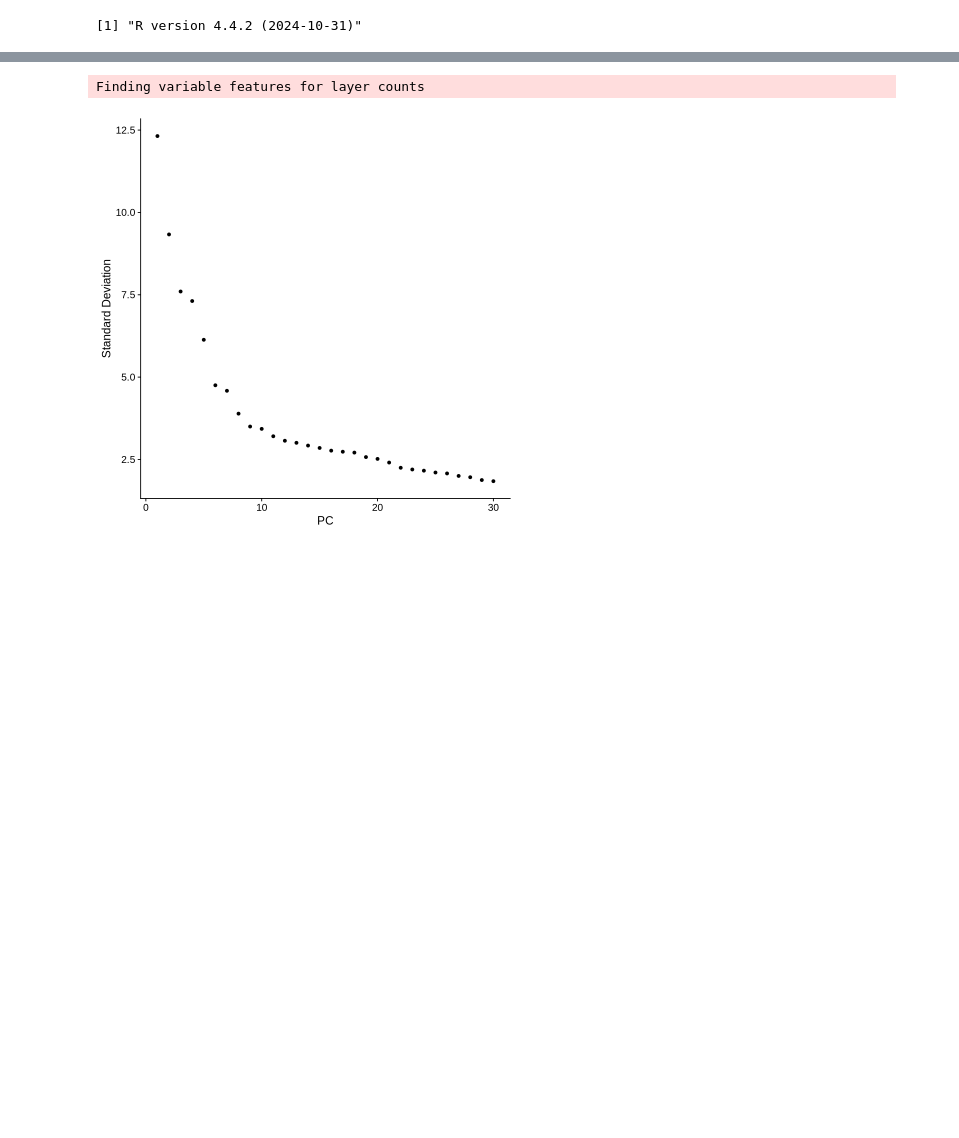
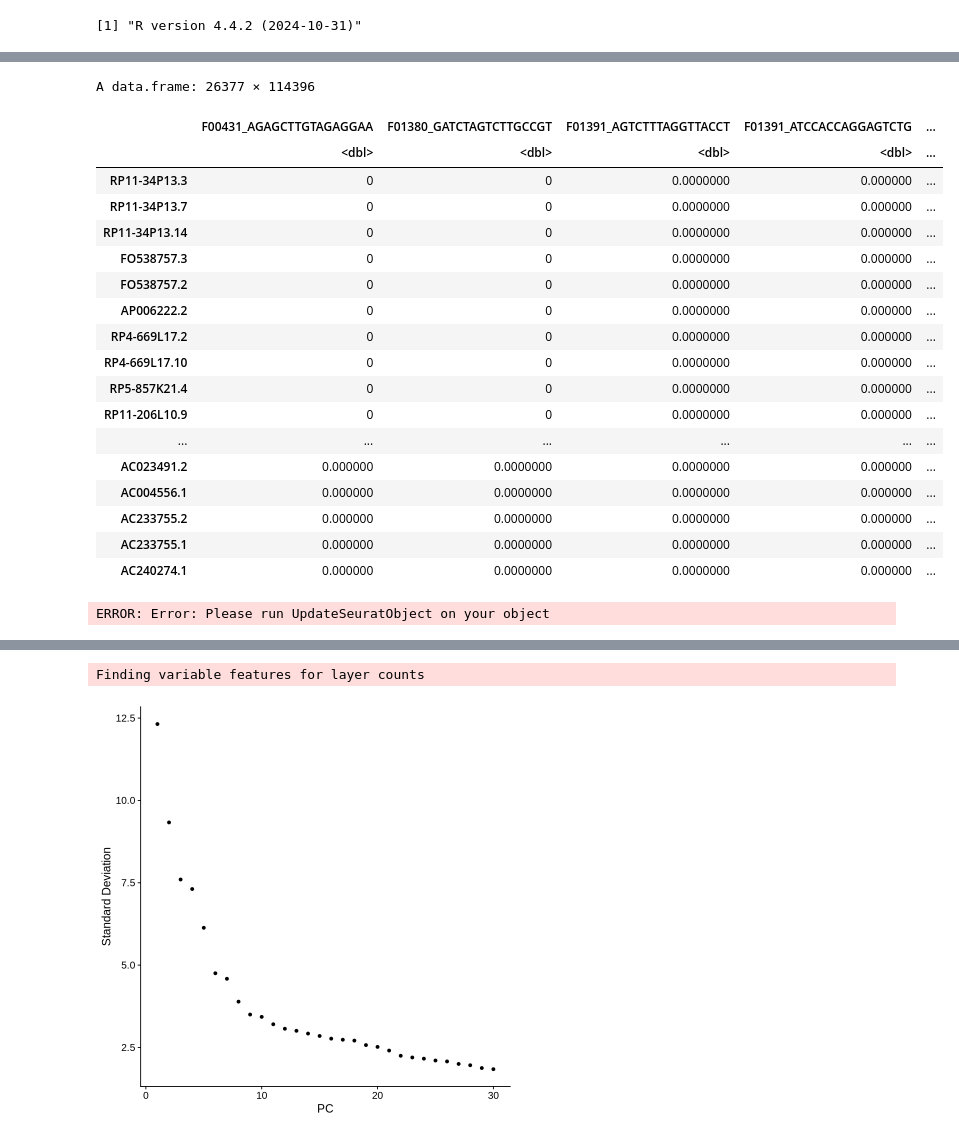
Before and after one commit to priyashdhakal/URT_NSCL, a Jupyter notebook: data_preprocessing.ipynb, the cells around one changed output, grey strips where cells are left out. Drawn from its saved outputs; the diff is of its cells as text; code cells hidden in the pictures; blank space fills up the shorter version.

```diff
--- a/data_preprocessing.ipynb
+++ b/data_preprocessing.ipynb
@@ -13,0 +46,4 @@ library(data.table)
+# %%
+dtest<- GetAssayData(test, slot = "data")
+# %%
+exp_data<- as.data.frame(dtest)
@@ -13,0 +53,22 @@ library(data.table)
+# %%
+exp_data
+# %% [output]
+A data.frame: 26377 × 114396
+|  | F00431_AGAGCTTGTAGAGGAA | F01380_GATCTAGTCTTGCCGT | F01391_AGTCTTTAGGTTACCT | F01391_ATCCACCAGGAGTCTG | ... |
+|  | <dbl> | <dbl> | <dbl> | <dbl> | ... |
+| RP11-34P13.3 | 0 | 0 | 0.0000000 | 0.000000 | ... |
+| RP11-34P13.7 | 0 | 0 | 0.0000000 | 0.000000 | ... |
+| RP11-34P13.14 | 0 | 0 | 0.0000000 | 0.000000 | ... |
+| FO538757.3 | 0 | 0 | 0.0000000 | 0.000000 | ... |
+| FO538757.2 | 0 | 0 | 0.0000000 | 0.000000 | ... |
+| AP006222.2 | 0 | 0 | 0.0000000 | 0.000000 | ... |
+| RP4-669L17.2 | 0 | 0 | 0.0000000 | 0.000000 | ... |
+| RP4-669L17.10 | 0 | 0 | 0.0000000 | 0.000000 | ... |
+| RP5-857K21.4 | 0 | 0 | 0.0000000 | 0.000000 | ... |
+| RP11-206L10.9 | 0 | 0 | 0.0000000 | 0.000000 | ... |
+| ... | ... | ... | ... | ... | ... |
+| AC023491.2 | 0.000000 | 0.0000000 | 0.0000000 | 0.000000 | ... |
+| AC004556.1 | 0.000000 | 0.0000000 | 0.0000000 | 0.000000 | ... |
+| AC233755.2 | 0.000000 | 0.0000000 | 0.0000000 | 0.000000 | ... |
+| AC233755.1 | 0.000000 | 0.0000000 | 0.0000000 | 0.000000 | ... |
+| AC240274.1 | 0.000000 | 0.0000000 | 0.0000000 | 0.000000 | ... |
@@ -14 +77,5 @@ library(data.table)
+# %%
+GSE135893_ILD_annotated_fullsize
+# %% [output]
+ERROR: Error: Please run UpdateSeuratObject on your object
 # %%
```
Also changed, not shown: parts of 33 cells of this notebook, 10 other files.
